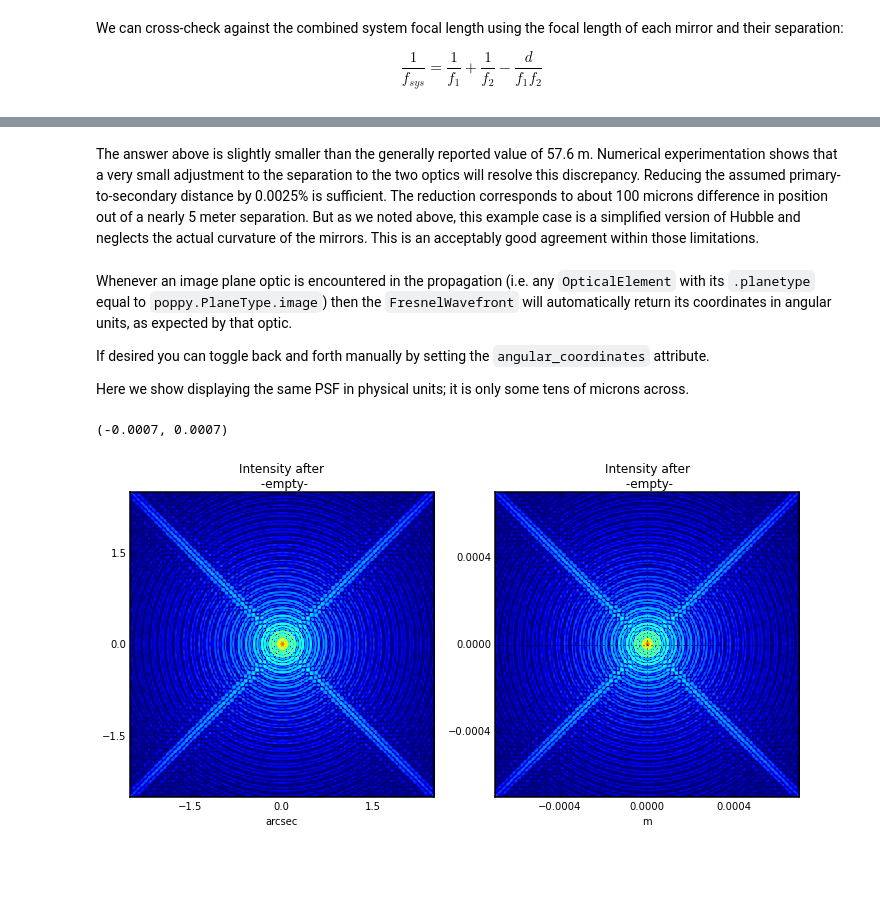
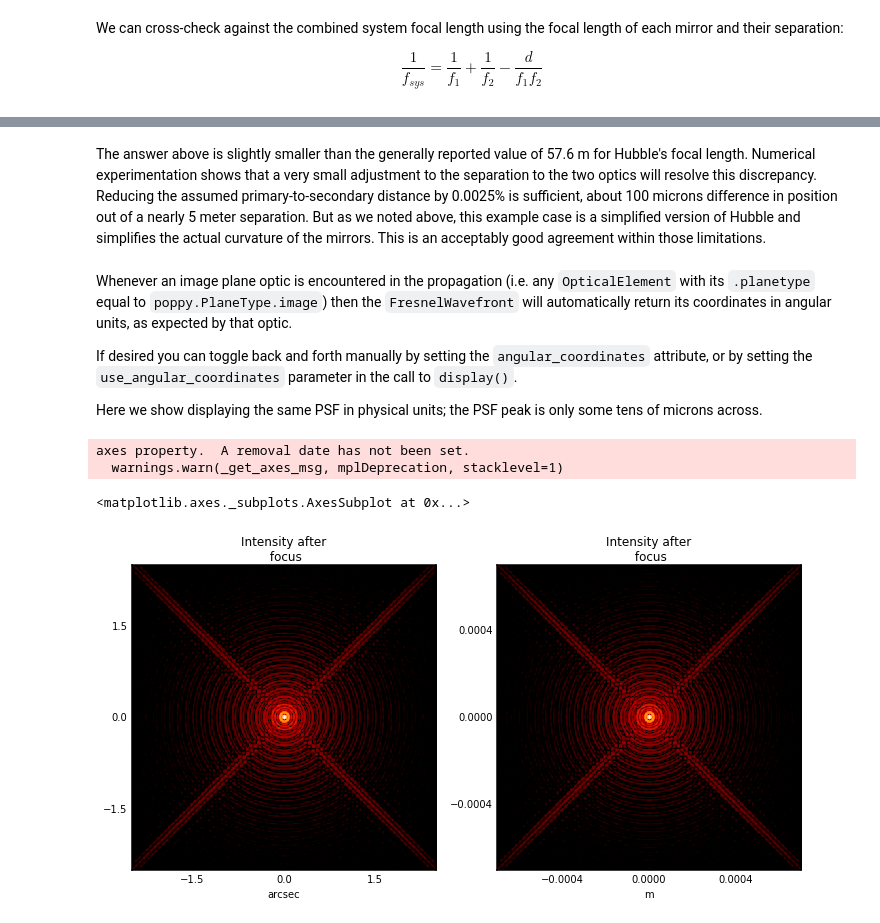
Before and after one commit to spacetelescope/poppy, a Jupyter notebook: notebooks/Fresnel_Propagation_Demo.ipynb, the cells around one changed output, grey strips where cells are left out. Saved outputs shown, nothing was run; the diff lists cells and outputs as text; code cells hidden in the pictures; blank space fills up the shorter version.

```diff
--- a/notebooks/Fresnel_Propagation_Demo.ipynb
+++ b/notebooks/Fresnel_Propagation_Demo.ipynb
@@ -125,8 +178,8 @@ fl_sec = -0.6790325 * u.m
 d_sec_to_focus = 6.3919974 * u.m
 
 hst = poppy.FresnelOpticalSystem(pupil_diameter=2.4*u.m, npix=512, beam_ratio=0.25)
-m1 = poppy.GaussianLens(fl_pri, name='Primary')
-m2 = poppy.GaussianLens(fl_sec, name='Secondary')
+m1 = poppy.QuadraticLens(fl_pri, name='Primary')
+m2 = poppy.QuadraticLens(fl_sec, name='Secondary')
 
 hst.add_optic(poppy.CircularAperture(radius=diam.value/2))
 hst.add_optic(poppy.SecondaryObscuration(secondary_radius=0.396,
@@ -134,7 +187,7 @@ hst.add_optic(poppy.SecondaryObscuration(secondary_radius=0.396,
                                  support_angle_offset=45.0))
 hst.add_optic(m1)
 hst.add_optic(m2, distance=d_pri_sec)
-hst.add_optic(poppy.ScalarTransmission(planetype=poppy.PlaneType.image), distance=d_sec_to_focus);
+hst.add_optic(poppy.ScalarTransmission(planetype=poppy.PlaneType.image, name='focus'), distance=d_sec_to_focus);
 # %%
 hst.describe()
 # %% [output]
@@ -189,21 +246,19 @@ fl_sys = 57.4880547239 m
 # %% [markdown]
-The answer above is slightly smaller than the generally reported value of 57.6 m.  Numerical experimentation shows that a very small adjustment to the separation to the two optics will resolve this discrepancy. Reducing the assumed primary-to-secondary distance by 0.0025% is sufficient. The reduction corresponds to about 100 microns difference in position out of a nearly 5 meter separation.  But as we noted above, this example case is a simplified version of Hubble and neglects the actual curvature of the mirrors. This is an acceptably good agreement within those limitations.
+The answer above is slightly smaller than the generally reported value of 57.6 m for Hubble's focal length.  Numerical experimentation shows that a very small adjustment to the separation to the two optics will resolve this discrepancy. Reducing the assumed primary-to-secondary distance by 0.0025% is sufficient, about 100 microns difference in position out of a nearly 5 meter separation.  But as we noted above, this example case is a simplified version of Hubble and simplifies the actual curvature of the mirrors. This is an acceptably good agreement within those limitations.
 # %% [markdown]
 Whenever an image plane optic is encountered in the propagation (i.e. any `OpticalElement` with its `.planetype` equal to `poppy.PlaneType.image`) then the `FresnelWavefront` will automatically return its coordinates in angular units, as expected by that optic.
 
-If desired you can toggle back and forth manually by setting the `angular_coordinates` attribute.
+If desired you can toggle back and forth manually by setting the `angular_coordinates` attribute, or by setting the `use_angular_coordinates` parameter in the call to `display()`.
 
-Here we show displaying the same PSF in physical units; it is only some tens of microns across.
+Here we show displaying the same PSF in physical units; the PSF peak is only some tens of microns across.
 # %%
 fig, axes=plt.subplots(ncols=2, figsize=(12,6))
-waves[-1].angular_coordinates=True
-waves[-1].display(ax=axes[0])
+waves[-1].display(ax=axes[0], use_angular_coordinates=True)
 
-waves[-1].angular_coordinates=False
-waves[-1].display(ax=axes[1]);
-crop = 0.0007 # 0.7 mm
-axes[1].set_xlim(-crop, crop)
-axes[1].set_ylim(-crop, crop)
+waves[-1].display(ax=axes[1], use_angular_coordinates=False,
+                  imagecrop= 0.0014) # 1.4 mm happens to yield same FOV as 5 arcsec image default crop
 # %% [output]
-(-0.0007, 0.0007)
+axes property.  A removal date has not been set.
+  warnings.warn(_get_axes_msg, mplDeprecation, stacklevel=1)
+<matplotlib.axes._subplots.AxesSubplot at 0x...>
-[figure, old version]
+[figure, new version]
```
Also changed, not shown: parts of 16 cells of this notebook.
